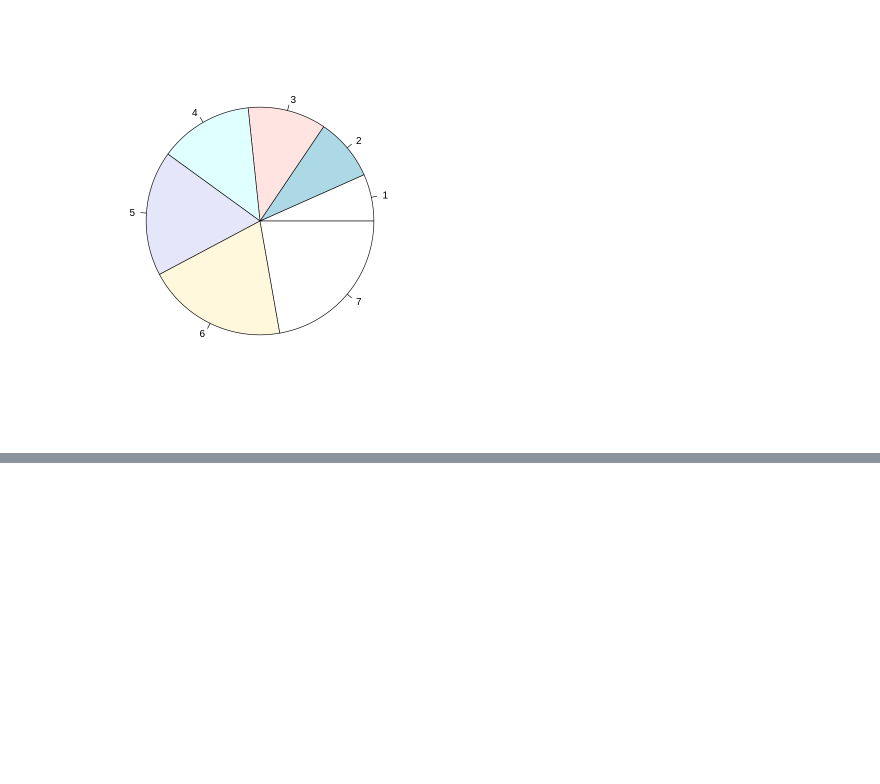
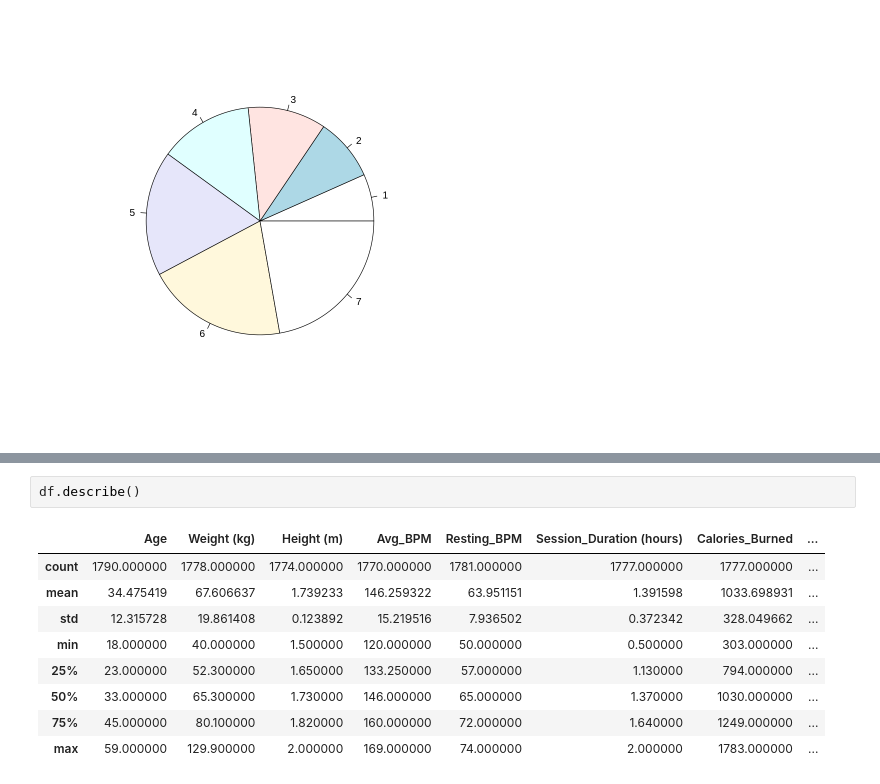
Before and after one commit to Thanujaroyal24/day2-R.language, a Jupyter notebook: Untitled2.ipynb, the cells around one changed output, grey strips where cells are left out. Drawn from its saved outputs; the diff is of its cells as text; blank space fills up the shorter version.

```diff
--- a/Untitled2.ipynb
+++ b/Untitled2.ipynb
@@ -90,0 +119,12 @@ person with maximum calories burned: Thanu
+# %%
+df.describe()
+# %% [output]
+|  | Age | Weight (kg) | Height (m) | Avg_BPM | Resting_BPM | Session_Duration (hours) | Calories_Burned | ... |
+| count | 1790.000000 | 1778.000000 | 1774.000000 | 1770.000000 | 1781.000000 | 1777.000000 | 1777.000000 | ... |
+| mean | 34.475419 | 67.606637 | 1.739233 | 146.259322 | 63.951151 | 1.391598 | 1033.698931 | ... |
+| std | 12.315728 | 19.861408 | 0.123892 | 15.219516 | 7.936502 | 0.372342 | 328.049662 | ... |
+| min | 18.000000 | 40.000000 | 1.500000 | 120.000000 | 50.000000 | 0.500000 | 303.000000 | ... |
+| 25% | 23.000000 | 52.300000 | 1.650000 | 133.250000 | 57.000000 | 1.130000 | 794.000000 | ... |
+| 50% | 33.000000 | 65.300000 | 1.730000 | 146.000000 | 65.000000 | 1.370000 | 1030.000000 | ... |
+| 75% | 45.000000 | 80.100000 | 1.820000 | 160.000000 | 72.000000 | 1.640000 | 1249.000000 | ... |
+| max | 59.000000 | 129.900000 | 2.000000 | 169.000000 | 74.000000 | 2.000000 | 1783.000000 | ... |
```
Also changed, not shown: parts of 8 cells of this notebook.
